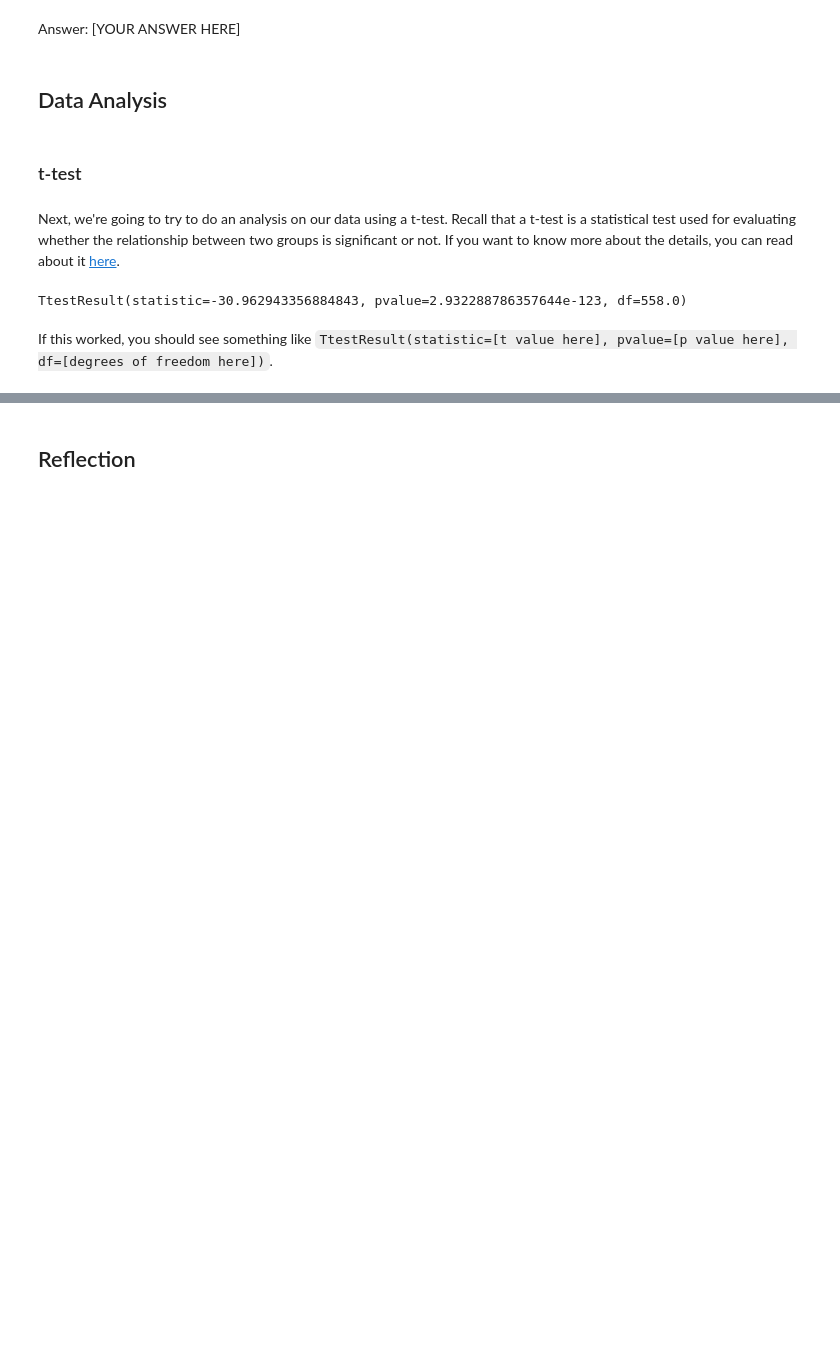
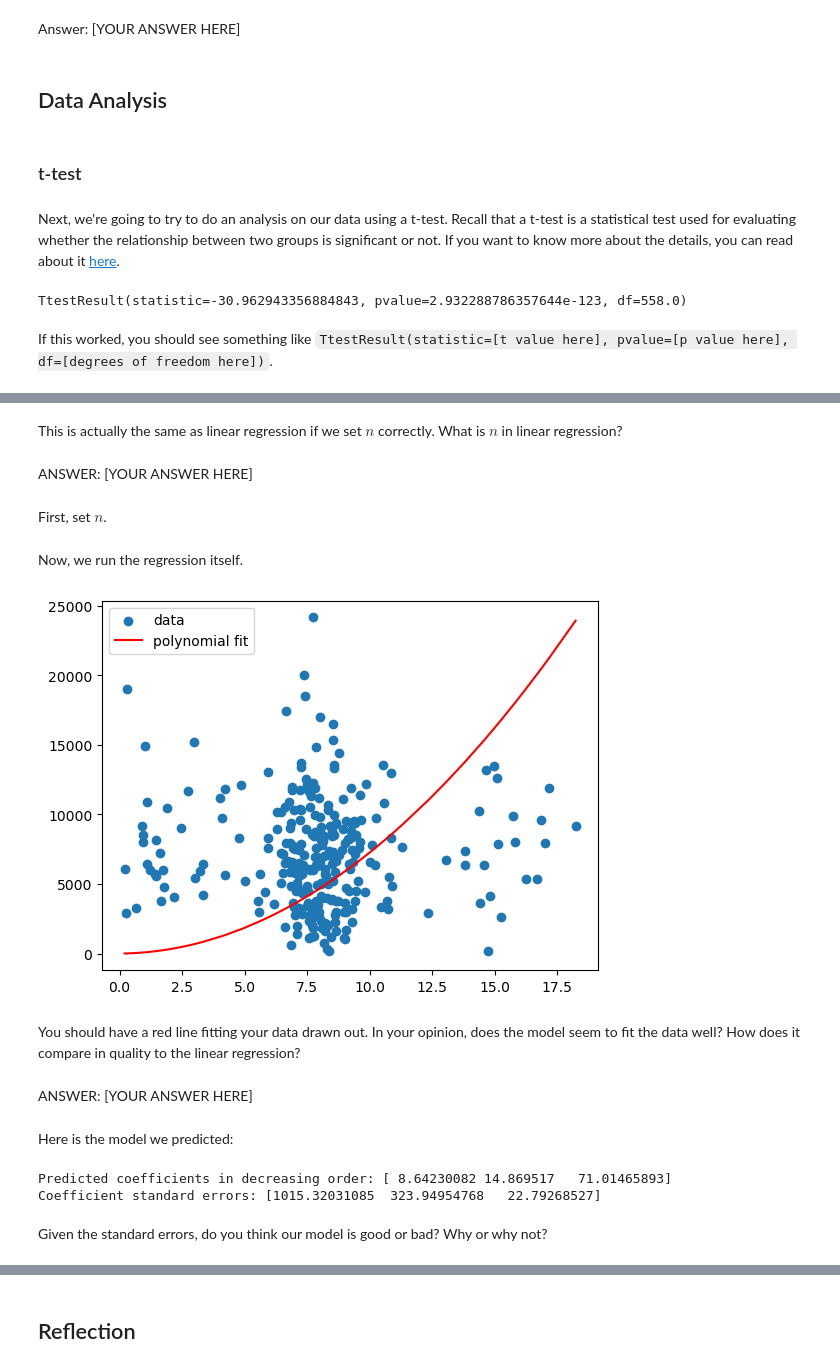
Before and after one commit to skaliappan97/rlo879, a Jupyter notebook: Untitled1.ipynb, the cells around one changed output, grey strips where cells are left out. Saved outputs shown, nothing was run; the diff lists cells and outputs as text; code cells hidden in the pictures; blank space fills up the shorter version.

```diff
--- a/Untitled1.ipynb
+++ b/Untitled1.ipynb
@@ -172,0 +283,42 @@ What does this result mean? Interpret the test result in words. Does this result
+# %% [markdown]
+This is actually the same as linear regression if we set $n$ correctly. What is $n$ in linear regression?
+# %% [markdown]
+ANSWER: [YOUR ANSWER HERE]
+# %% [markdown]
+First, set $n$.
+# %%
+n = 2
+# %% [markdown]
+Now, we run the regression itself.
+# %%
+from scipy import odr
+import numpy as np
+
+x, y = combined_table[f"Total Value {var1_name}"], combined_table[f"Total Value {var2_name}"]
+poly_model = odr.polynomial(n)
+data = odr.Data(x, y)
+odr_obj = odr.ODR(data, poly_model)
+output = odr_obj.run()
+poly = np.poly1d(output.beta[::-1])
+x_sorted = sorted(x)
+poly_y = poly(x_sorted)
+plt.scatter(x, y, label="data")
+plt.plot(x_sorted, poly_y, label="polynomial fit", color='r')
+plt.legend()
+plt.show()
+# %% [output]
+[figure, added]
+# %% [markdown]
+You should have a red line fitting your data drawn out. In your opinion, does the model seem to fit the data well? How does it compare in quality to the linear regression?
+# %% [markdown]
+ANSWER: [YOUR ANSWER HERE]
+# %% [markdown]
+Here is the model we predicted:
+# %%
+print("Predicted coefficients in decreasing order:", output.beta)
+print("Coefficient standard errors:", output.sd_beta)
+# %% [output]
+Predicted coefficients in decreasing order: [ 8.64230082 14.869517   71.01465893]
+Coefficient standard errors: [1015.32031085  323.94954768   22.79268527]
+# %% [markdown]
+Given the standard errors, do you think our model is good or bad? Why or why not?
```
Also changed, not shown: parts of 52 cells of this notebook.
